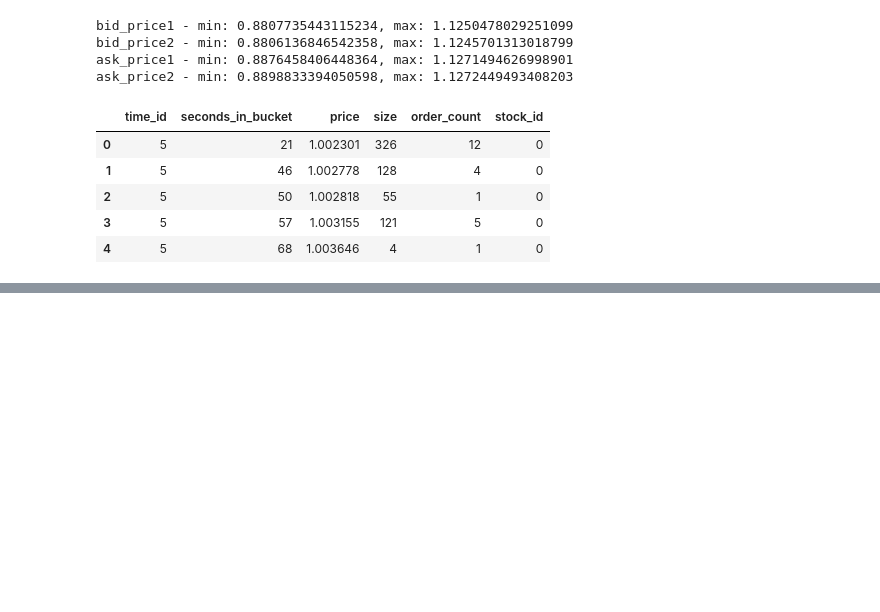
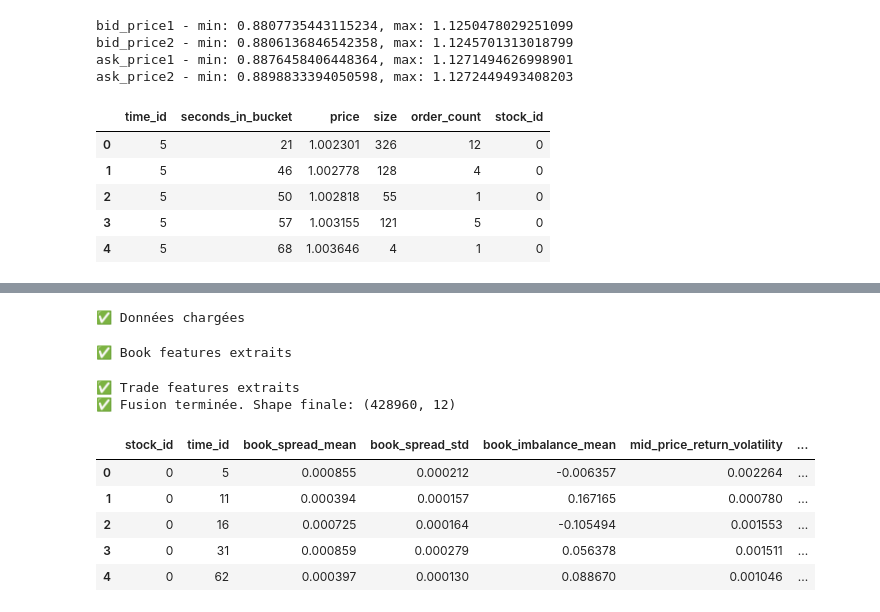
Before and after one commit to hrabain28/Realized-Volatility-Prediction, a Jupyter notebook: read_data.ipynb, the cells around one changed output, grey strips where cells are left out. Saved outputs shown, nothing was run; the diff lists cells and outputs as text; code cells hidden in the pictures; blank space fills up the shorter version.

Commit message:
Feature engineering first commit

```diff
--- a/read_data.ipynb
+++ b/read_data.ipynb
@@ -98,0 +167,63 @@ trade_sample.head()
+# %%
+book_path = 'raw_data/book_train.parquet'
+trade_path = 'raw_data/trade_train.parquet'
+train = pd.read_csv('raw_data/train.csv')
+
+book = pd.read_parquet(book_path)
+trade = pd.read_parquet(trade_path)
+
+# Feature Engineering sur le book
+def preprocess_book_features(df):
+    df = df.copy()
+
+    df['spread'] = df['ask_price1'] - df['bid_price1']
+    df['mid_price'] = (df['ask_price1'] + df['bid_price1']) / 2
+    df['imbalance'] = (df['bid_size1'] - df['ask_size1']) / (df['bid_size1'] + df['ask_size1'] + 1e-6)  # pour éviter division par zéro
+
+    features = df.groupby(['stock_id', 'time_id']).agg(
+        book_spread_mean = ('spread', 'mean'),
+        book_spread_std = ('spread', 'std'),
+        book_imbalance_mean = ('imbalance', 'mean'),
+        mid_price_return_volatility = ('mid_price', lambda x: np.sqrt(np.sum(np.diff(np.log(x + 1e-6))**2)))
+    ).reset_index()
+
+    return features
+
+book_features = preprocess_book_features(book)
+
+# Feature Engineering sur les trades
+def preprocess_trade_features(df):
+    df = df.copy()
+    df = df.sort_values(['stock_id', 'time_id', 'seconds_in_bucket'])
+
+    df['log_return'] = df.groupby(['stock_id', 'time_id'])['price'].transform(lambda x: np.log(x + 1e-6).diff())
+
+    features = df.groupby(['stock_id', 'time_id']).agg(
+        trade_price_volatility = ('price', lambda x: np.sqrt(np.sum(np.diff(np.log(x + 1e-6))**2))),
+        trade_log_return_std = ('log_return', 'std'),
+        trade_log_return_mean = ('log_return', 'mean'),
+        mean_trade_size = ('size', 'mean'),
+        trade_count = ('order_count', 'sum')
+    ).reset_index()
+
+    return features
+
+trade_features = preprocess_trade_features(trade)
+
+# Fusion des features avec les targets
+features = book_features.merge(trade_features, on=['stock_id', 'time_id'], how='outer')
+features = features.merge(train, on=['stock_id', 'time_id'], how='left')
+
+print("Shape finale:", features.shape)
+features.head()
+# %% [output]
+✅ Données chargées
+✅ Book features extraits
+✅ Trade features extraits
+✅ Fusion terminée. Shape finale: (428960, 12)
+|  | stock_id | time_id | book_spread_mean | book_spread_std | book_imbalance_mean | mid_price_return_volatility | ... |
+| 0 | 0 | 5 | 0.000855 | 0.000212 | -0.006357 | 0.002264 | ... |
+| 1 | 0 | 11 | 0.000394 | 0.000157 | 0.167165 | 0.000780 | ... |
+| 2 | 0 | 16 | 0.000725 | 0.000164 | -0.105494 | 0.001553 | ... |
+| 3 | 0 | 31 | 0.000859 | 0.000279 | 0.056378 | 0.001511 | ... |
+| 4 | 0 | 62 | 0.000397 | 0.000130 | 0.088670 | 0.001046 | ... |
```
Also changed, not shown: parts of 4 cells of this notebook.
